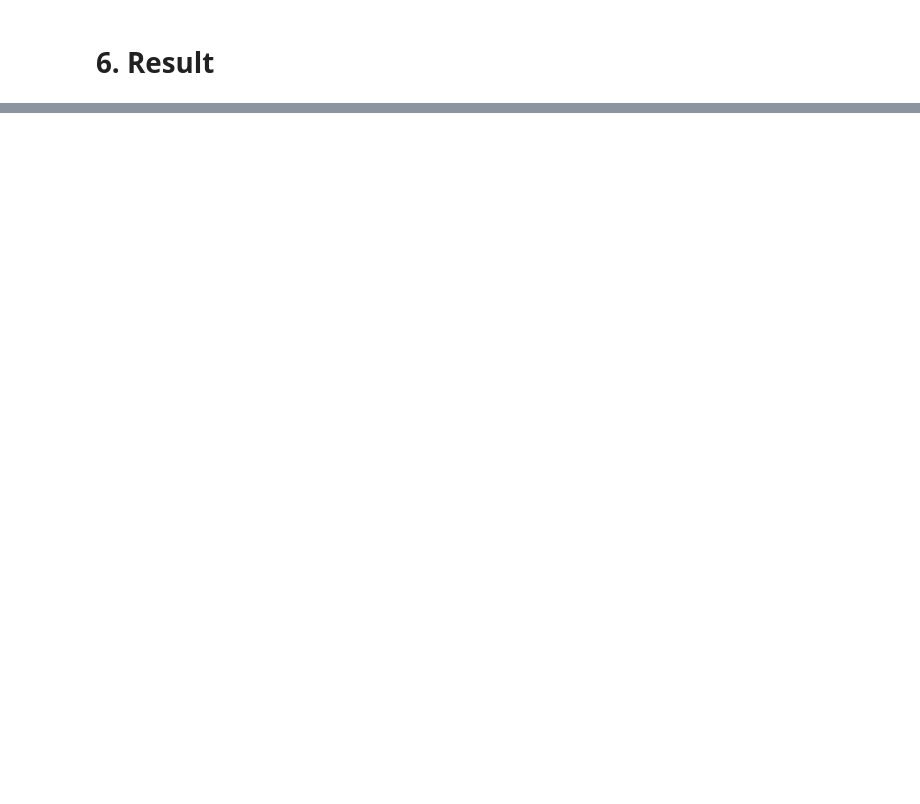
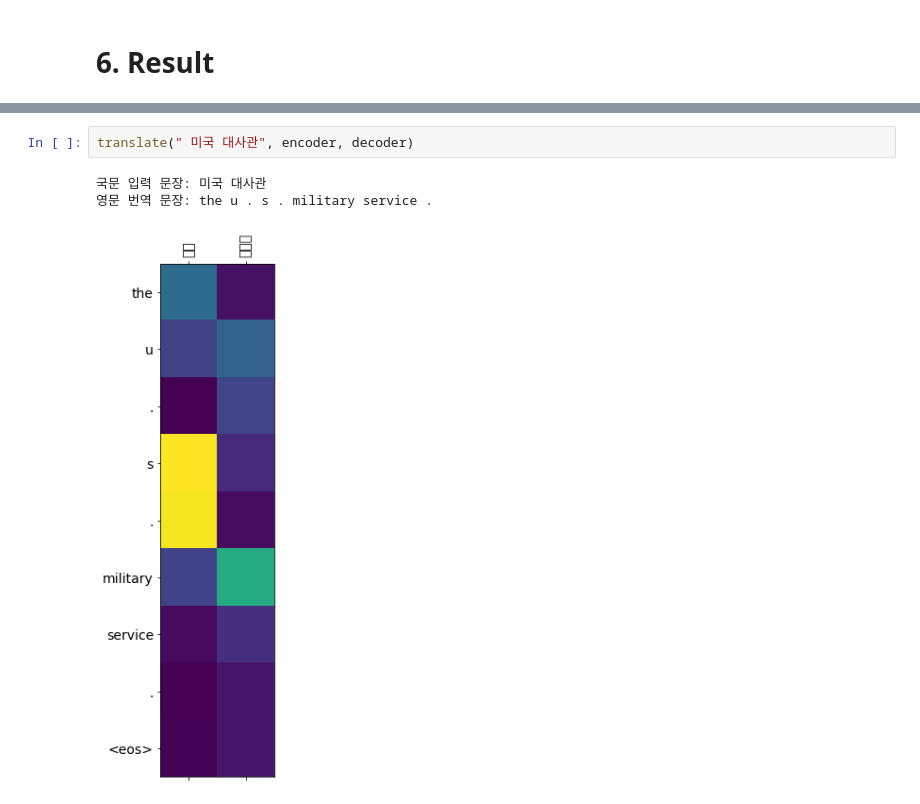
Before and after one commit to Zil-M/Zil-M-NLP_Lecture, a Jupyter notebook: Lecture8/Lecture8. Korean-English translator.ipynb, the cells around one changed output, grey strips where cells are left out. Drawn from its saved outputs; the diff is of its cells as text; blank space fills up the shorter version.

```diff
--- a/Lecture8/Lecture8. Korean-English translator.ipynb
+++ b/Lecture8/Lecture8. Korean-English translator.ipynb
@@ -428,0 +498,6 @@ KeyboardInterrupt:
+# %%
+translate(" 미국 대사관", encoder, decoder)
+# %% [output]
+국문 입력 문장: 미국 대사관
+영문 번역 문장: the u . s . military service .
+[figure, added]
```
Also changed, not shown: parts of 18 cells of this notebook.
